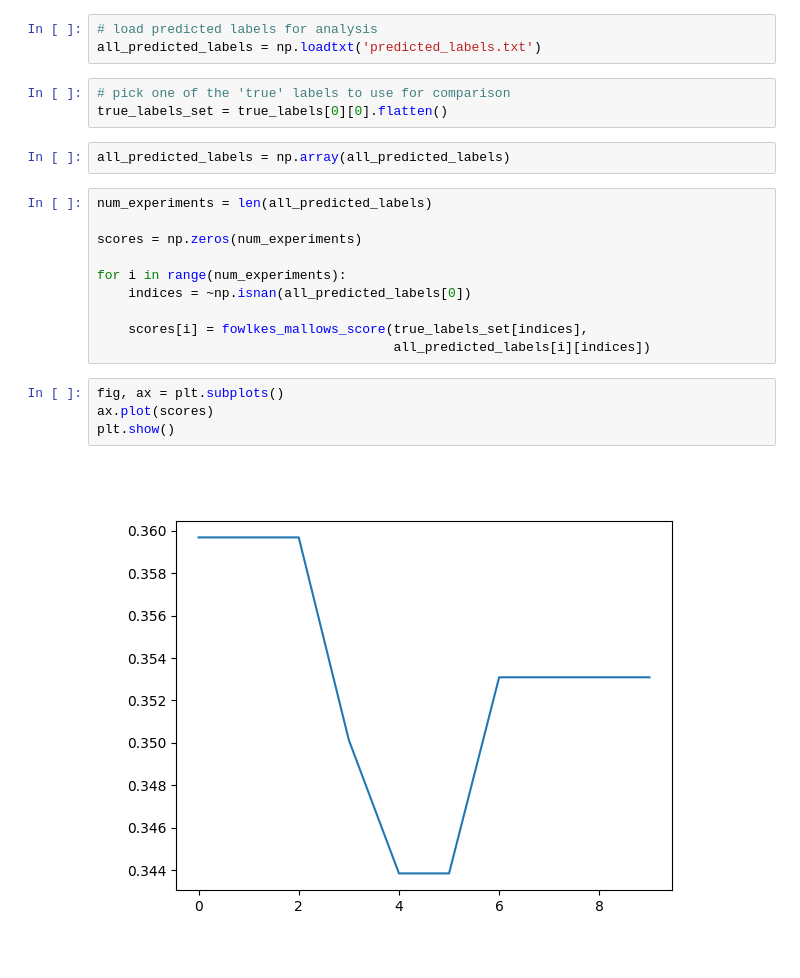
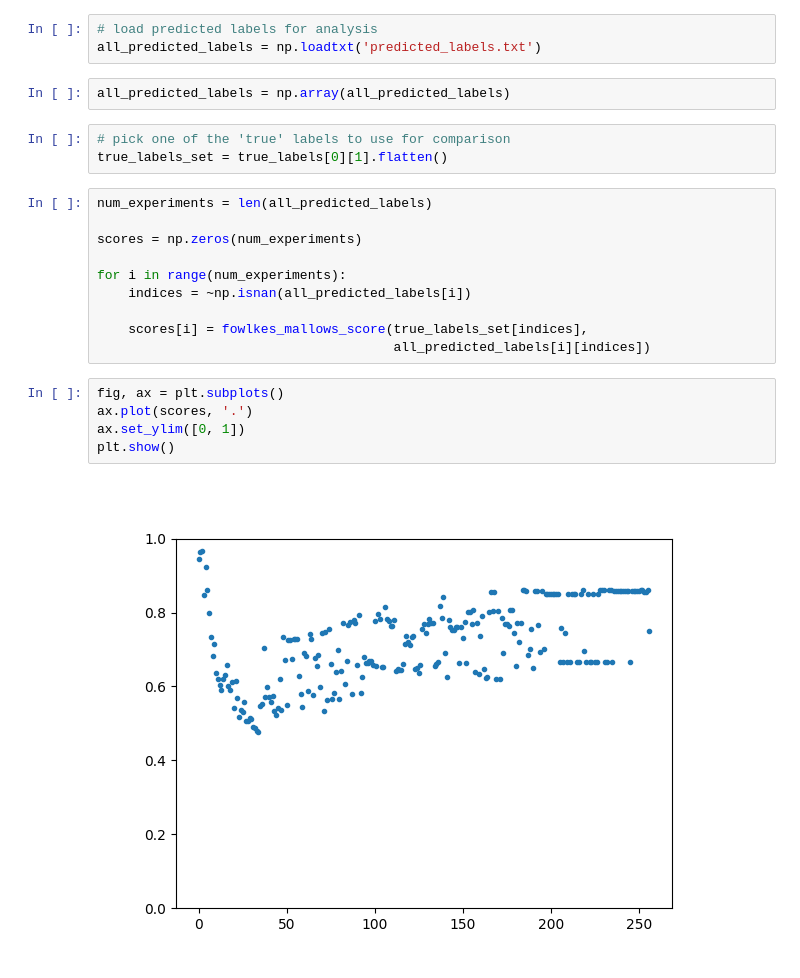
Before and after one commit to fadams-umd/CAMEO-HITL, a Jupyter notebook: hitl.ipynb, the cells around one changed output. Drawn from its saved outputs; the diff is of its cells as text.

Commit message:
Fixed issue with score calculation.

```diff
--- a/hitl.ipynb
+++ b/hitl.ipynb
@@ -547,24 +547,25 @@ np.savetxt('predicted_labels.txt', all_predicted_labels)
 # %%
 # load predicted labels for analysis
 all_predicted_labels = np.loadtxt('predicted_labels.txt')
-# %%
-# pick one of the 'true' labels to use for comparison
-true_labels_set = true_labels[0][0].flatten()
 # %%
 all_predicted_labels = np.array(all_predicted_labels)
+# %%
+# pick one of the 'true' labels to use for comparison
+true_labels_set = true_labels[0][1].flatten()
 # %%
 num_experiments = len(all_predicted_labels)
 
 scores = np.zeros(num_experiments)
 
 for i in range(num_experiments):
-    indices = ~np.isnan(all_predicted_labels[0])
+    indices = ~np.isnan(all_predicted_labels[i])
 
     scores[i] = fowlkes_mallows_score(true_labels_set[indices],
                                       all_predicted_labels[i][indices])
 # %%
 fig, ax = plt.subplots()
-ax.plot(scores)
+ax.plot(scores, '.')
+ax.set_ylim([0, 1])
 plt.show()
 # %% [output]
-[figure, old version]
+[figure, new version]
```
